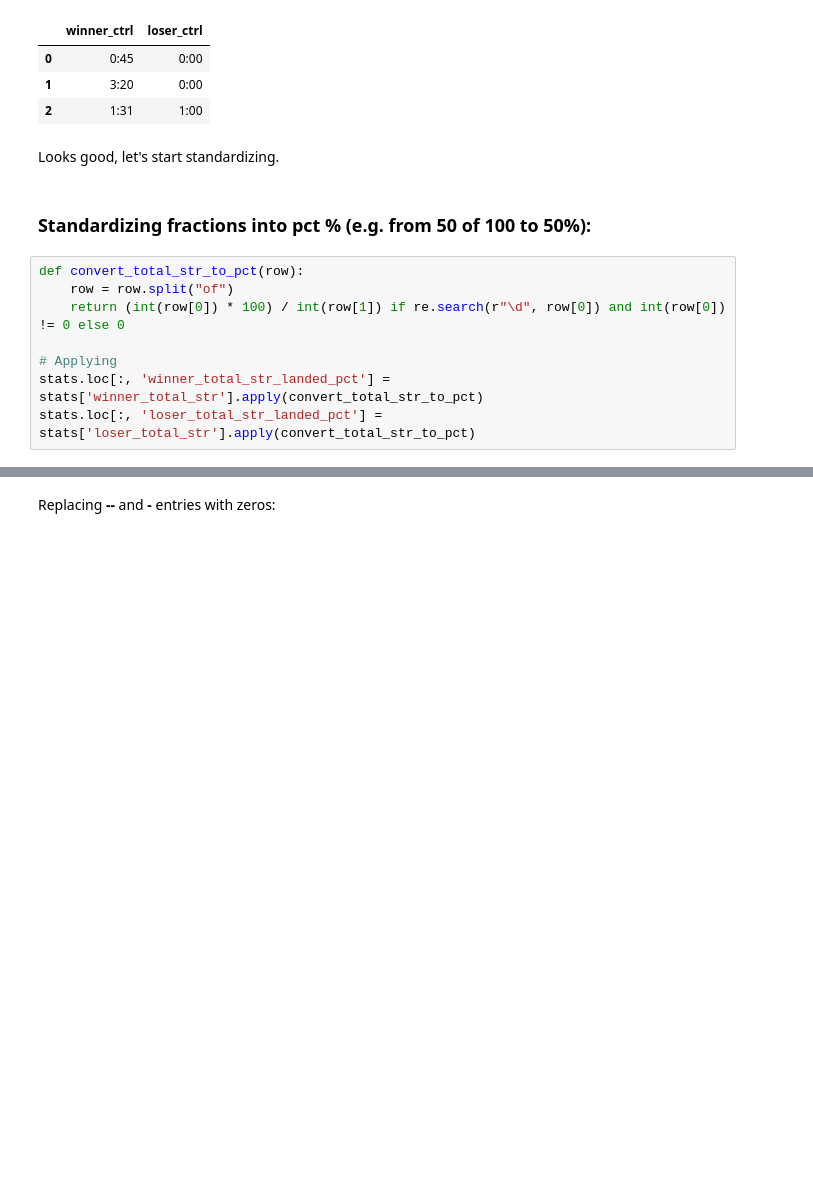
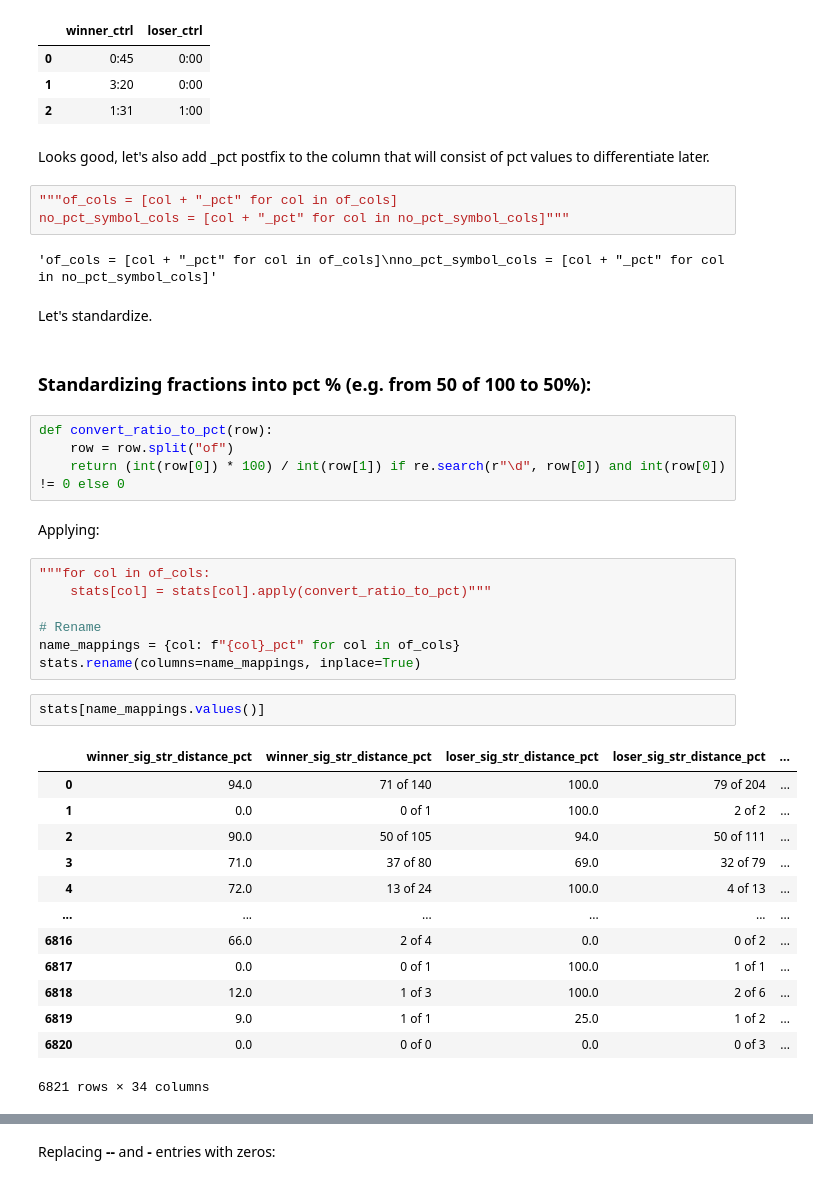
Before and after one commit to komaksym/UFC-DataLab, a Jupyter notebook: data/src/prepare_for_EDA.ipynb, the cells around one changed output, grey strips where cells are left out. Cells and saved outputs as stored; diff of their text form; blank space fills up the shorter version.

```diff
--- a/data/src/prepare_for_EDA.ipynb
+++ b/data/src/prepare_for_EDA.ipynb
@@ -336,14 +410,42 @@ stats.loc[:2, time_cols]
 | 1 | 3:20 | 0:00 |
 | 2 | 1:31 | 1:00 |
 # %% [markdown]
-Looks good, let's start standardizing.
+Looks good, let's also add _pct postfix to the column that will consist of pct values to differentiate later.
+# %%
+"""of_cols = [col + "_pct" for col in of_cols]
+no_pct_symbol_cols = [col + "_pct" for col in no_pct_symbol_cols]"""
+# %% [output]
+'of_cols = [col + "_pct" for col in of_cols]\nno_pct_symbol_cols = [col + "_pct" for col in no_pct_symbol_cols]'
+# %% [markdown]
+Let's standardize.
 # %% [markdown]
 ### Standardizing fractions into pct % (e.g. from **50 of 100** to **50%**):
 # %%
-def convert_total_str_to_pct(row):
+def convert_ratio_to_pct(row):
     row = row.split("of")
     return (int(row[0]) * 100) / int(row[1]) if re.search(r"\d", row[0]) and int(row[0]) != 0 else 0
-
-# Applying
-stats.loc[:, 'winner_total_str_landed_pct'] = stats['winner_total_str'].apply(convert_total_str_to_pct)
-stats.loc[:, 'loser_total_str_landed_pct'] = stats['loser_total_str'].apply(convert_total_str_to_pct)
+# %% [markdown]
+Applying:
+# %%
+"""for col in of_cols:
+    stats[col] = stats[col].apply(convert_ratio_to_pct)"""
+
+# Rename
+name_mappings = {col: f"{col}_pct" for col in of_cols}
+stats.rename(columns=name_mappings, inplace=True)
+# %%
+stats[name_mappings.values()]
+# %% [output]
+|  | winner_sig_str_distance_pct | winner_sig_str_distance_pct | loser_sig_str_distance_pct | loser_sig_str_distance_pct | ... |
+| 0 | 94.0 | 71 of 140 | 100.0 | 79 of 204 | ... |
+| 1 | 0.0 | 0 of 1 | 100.0 | 2 of 2 | ... |
+| 2 | 90.0 | 50 of 105 | 94.0 | 50 of 111 | ... |
+| 3 | 71.0 | 37 of 80 | 69.0 | 32 of 79 | ... |
+| 4 | 72.0 | 13 of 24 | 100.0 | 4 of 13 | ... |
+| ... | ... | ... | ... | ... | ... |
+| 6816 | 66.0 | 2 of 4 | 0.0 | 0 of 2 | ... |
+| 6817 | 0.0 | 0 of 1 | 100.0 | 1 of 1 | ... |
+| 6818 | 12.0 | 1 of 3 | 100.0 | 2 of 6 | ... |
+| 6819 | 9.0 | 1 of 1 | 25.0 | 1 of 2 | ... |
+| 6820 | 0.0 | 0 of 0 | 0.0 | 0 of 3 | ... |
+6821 rows × 34 columns
```
Also changed, not shown: parts of 16 cells of this notebook.
